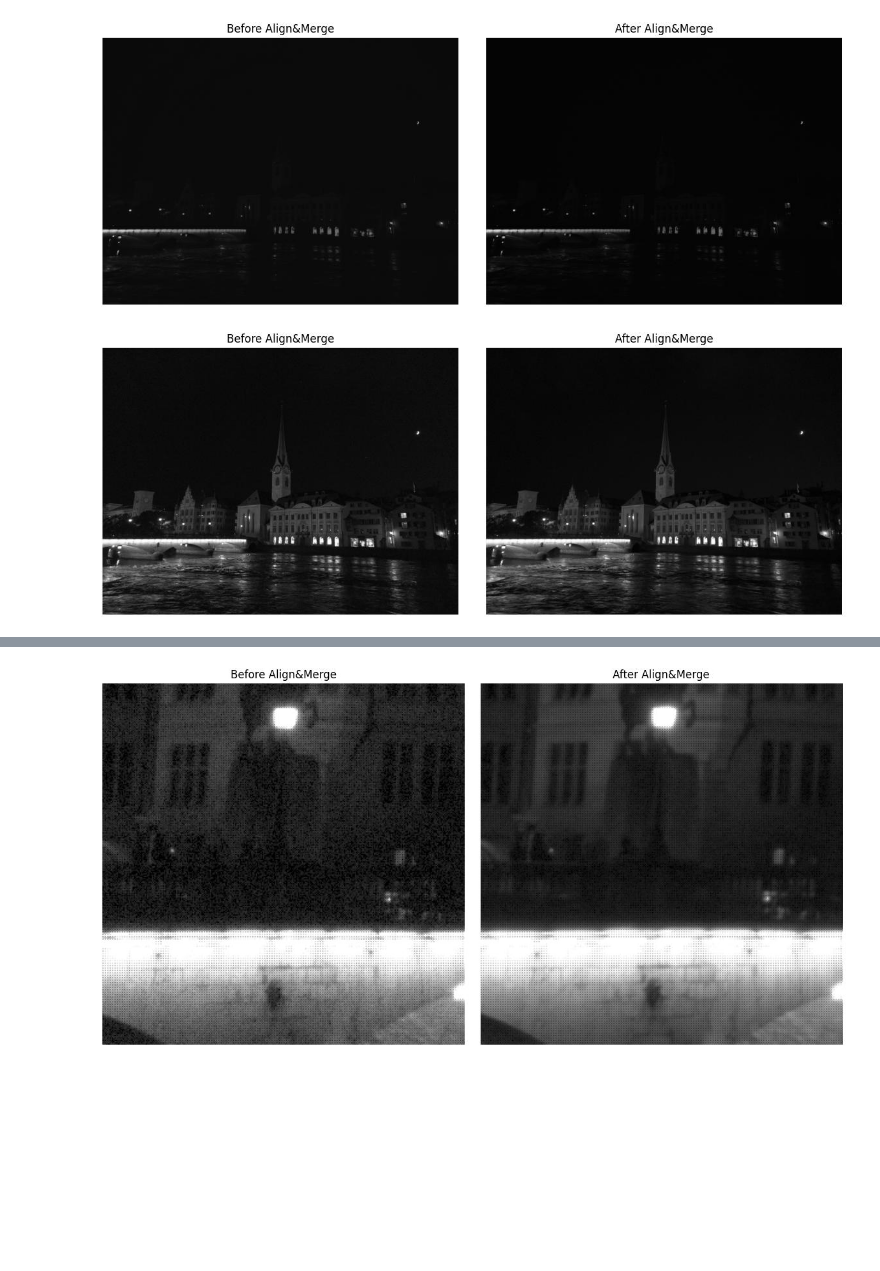
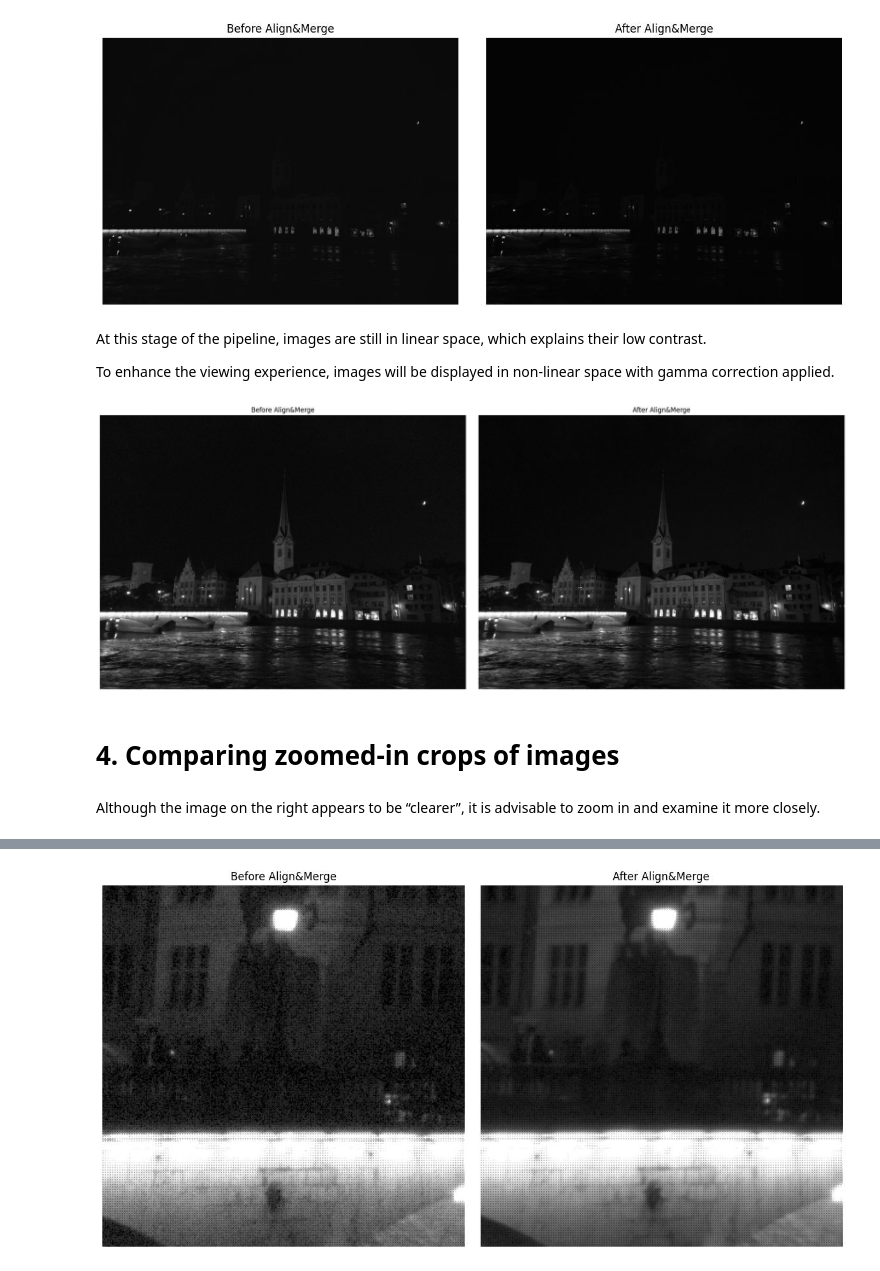
Before and after one commit to Andrei-Aksionov/ISPFoundry, a Jupyter notebook: notebooks/step_3_align_and_merge.ipynb, the cells around one changed output, grey strips where cells are left out. Cells and saved outputs as stored; diff of their text form; code cells hidden in the pictures; blank space fills up the shorter version.

```diff
--- a/notebooks/step_3_align_and_merge.ipynb
+++ b/notebooks/step_3_align_and_merge.ipynb
@@ -153,13 +242,25 @@ titles = ["Before Align&Merge", "After Align&Merge"]
 plot_images(imgs, titles)
 # %% [output]
 [figure]
+# %% [markdown]
+At this stage of the pipeline, images are still in linear space, which explains their low contrast.
+
+To enhance the viewing experience, images will be displayed in non-linear space with gamma correction applied.
 # %%
+def apply_gamma(x: np.ndarray) -> np.ndarray:  # noqa: D103
+    return x.clip(0, 1) ** (1 / 2.2)
+
+
 imgs = [processed_images[0], merged_image]
 imgs = [x.clip(0, 1) ** (1 / 2.2) for x in imgs]
 titles = ["Before Align&Merge", "After Align&Merge"]
-plot_images(imgs, titles)
+plot_images(imgs, titles, inch_width_per_image=10)
 # %% [output]
-[figure, old version]
+[figure, new version]
+# %% [markdown]
+# 4. Comparing zoomed-in crops of images
+# %% [markdown]
+Although the image on the right appears to be “clearer”, it is advisable to zoom in and examine it more closely.
 # %%
 def get_crop(img: np.ndarray, window_size: int = 300, shift_y: int = 0, shift_x: int = 0) -> np.ndarray:  # noqa: D103
     center_x = img.shape[0] // 2
```
Also changed, not shown: parts of 25 cells of this notebook.
